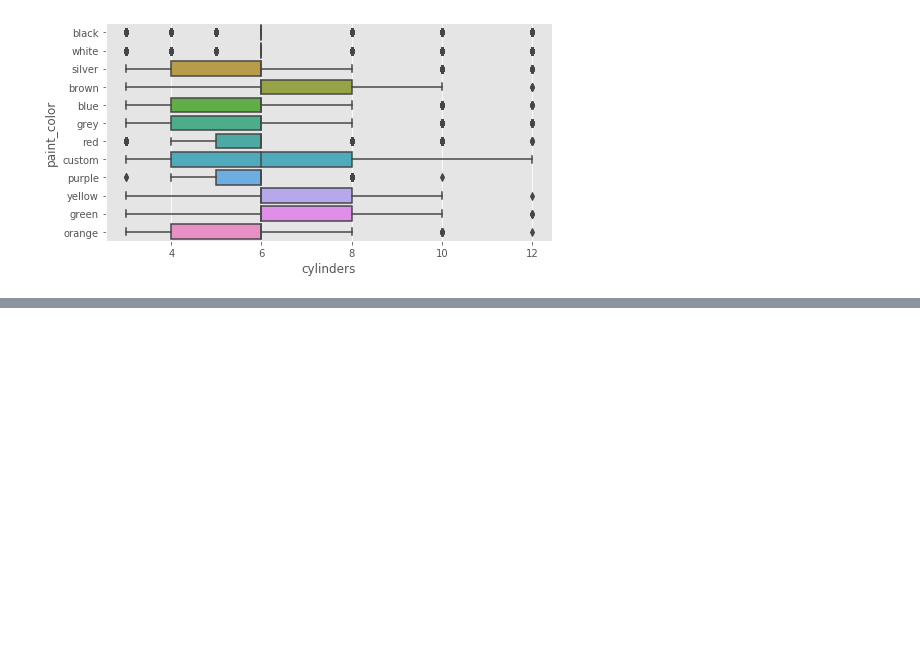
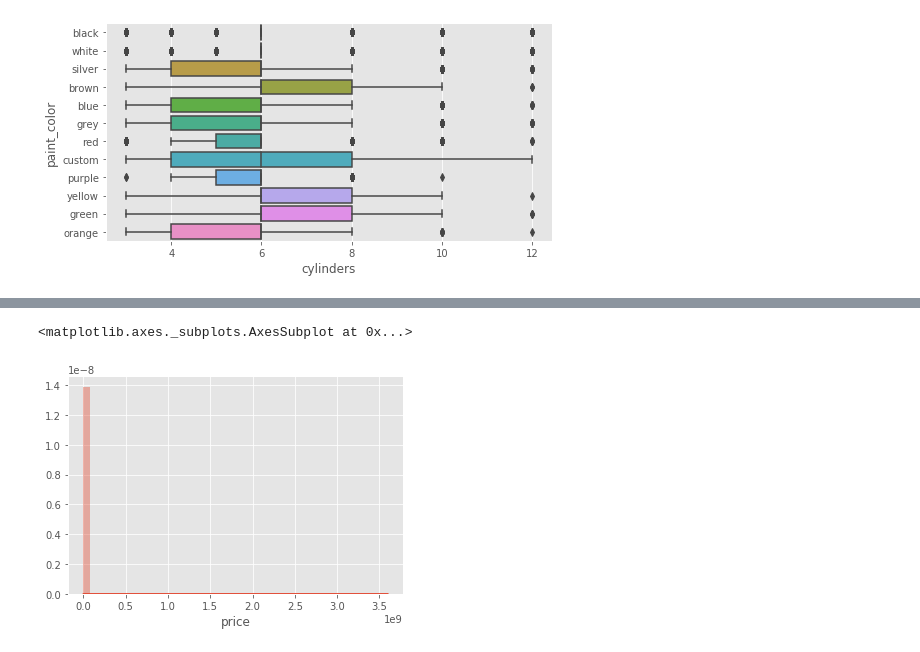
Before and after one commit to sukesh-reddy/Used-Cars-Analysis, a Jupyter notebook: usedcarsExploratoryDataAnalysis.ipynb, the cells around one changed output, grey strips where cells are left out. Cells and saved outputs as stored; diff of their text form; code cells hidden in the pictures; blank space fills up the shorter version.

```diff
--- a/usedcarsExploratoryDataAnalysis.ipynb
+++ b/usedcarsExploratoryDataAnalysis.ipynb
@@ -46,0 +104,5 @@ sns.boxplot(x="cylinders",y="paint_color",data=cleaned)
+# %%
+sns.distplot(df_copy.price)
+# %% [output]
+<matplotlib.axes._subplots.AxesSubplot at 0x...>
+[figure, added]
```
Also changed, not shown: parts of 41 cells of this notebook, 1 other file.
